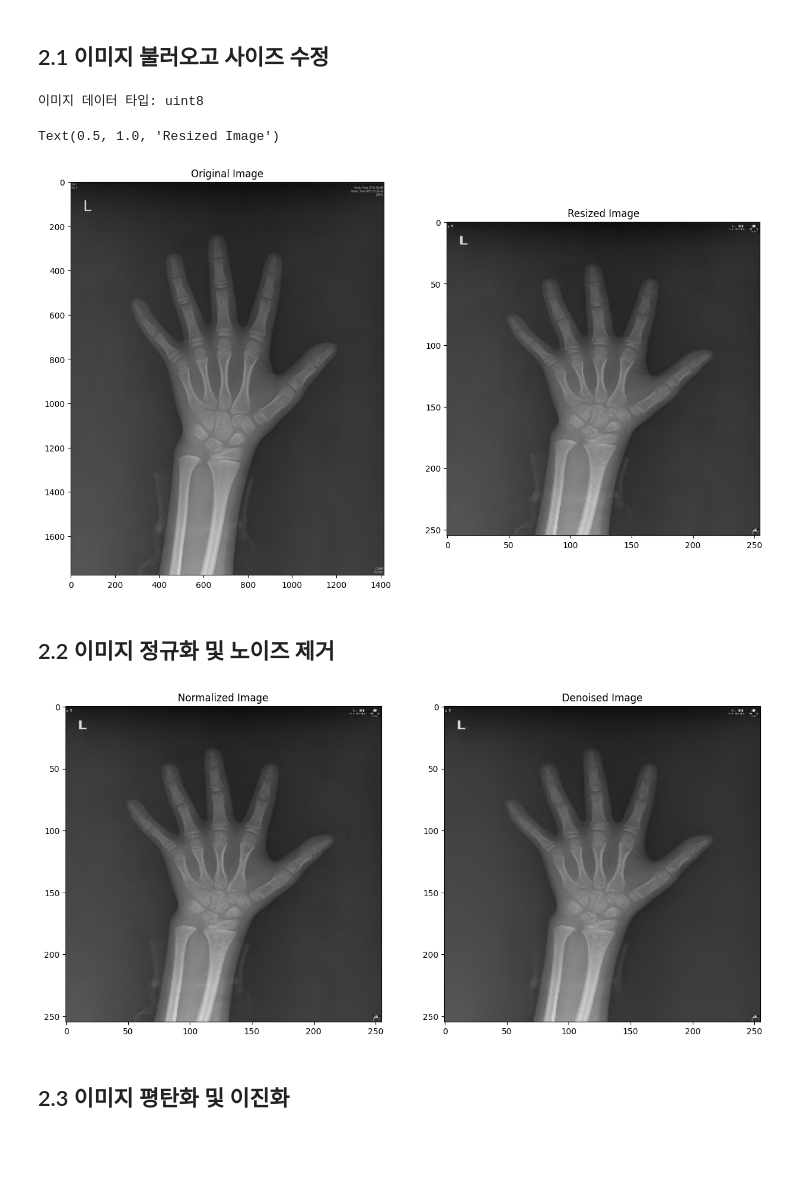
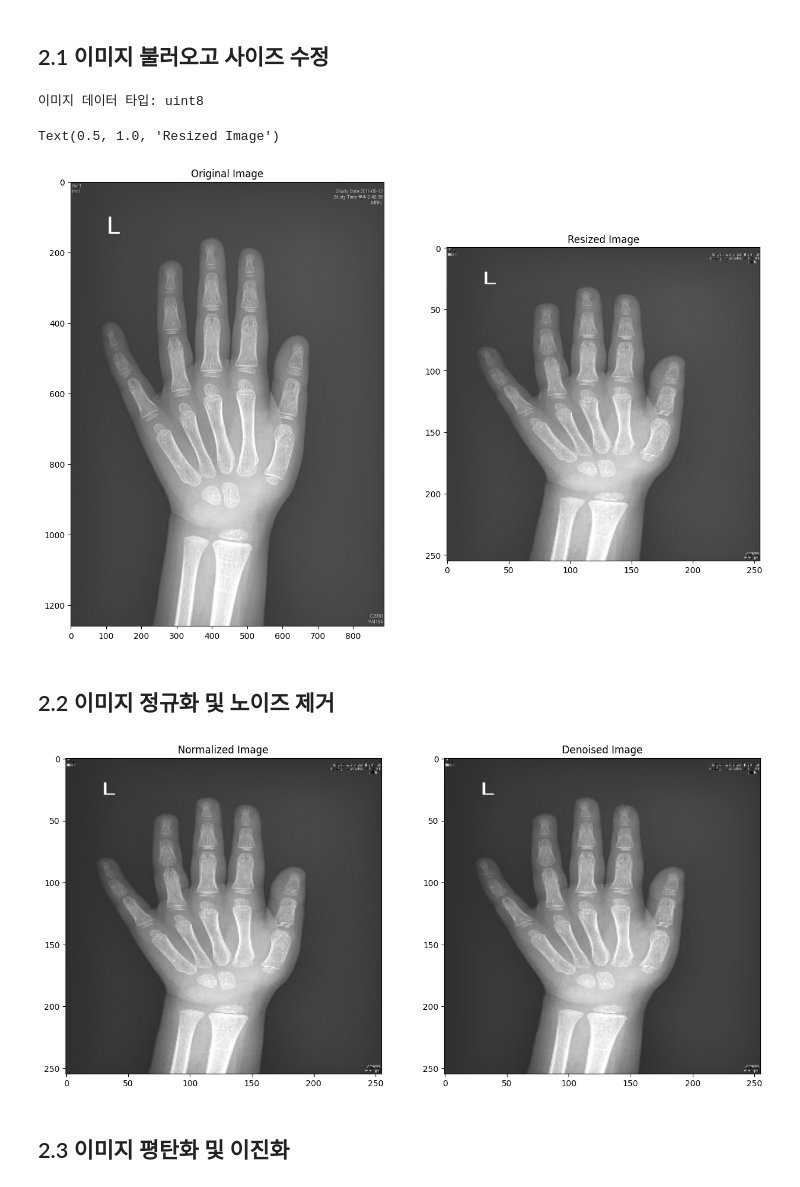
Before and after one commit to jinuHH/BondAge_Project, a Jupyter notebook: [Test]data_process.ipynb, the cells around one changed output. Drawn from its saved outputs; the diff is of its cells as text; code cells hidden in the pictures; blank space fills up the shorter version.

```diff
--- a/[Test]data_process.ipynb
+++ b/[Test]data_process.ipynb
@@ -213,28 +213,28 @@ os.makedirs(test_image_folder, exist_ok=True)
 ## 2.1 이미지 불러오고 사이즈 수정
 # %%
 img_path = "/Users/jinwo/OneDrive/바탕 화면/골연령데이터/Data/Images/"
-img_sample = plt.imread(img_path + "217_F.jpg", cv2.IMREAD_GRAYSCALE)
+img_sample = plt.imread(img_path + "14_F.jpg", cv2.IMREAD_GRAYSCALE)
 
 #이미지 데이터 타입 확인
 print("이미지 데이터 타입:", img_sample.dtype)
 
 #이미지 사이즈 수정
 resized_img=cv2.resize(img_sample, (255, 255))
 
 #이미지 확인
 plt.figure(figsize=(15, 10))
 
 plt.subplot(1, 2, 1)
 plt.imshow(img_sample, "gray")
 plt.title("Original Image")
 
 plt.subplot(1, 2, 2)
 plt.imshow(resized_img, "gray")
 plt.title("Resized Image")
 # %% [output]
 이미지 데이터 타입: uint8
 Text(0.5, 1.0, 'Resized Image')
-[figure, old version]
+[figure, new version]
 # %% [markdown]
 ## 2.2 이미지 정규화 및 노이즈 제거
 # %%
@@ -258,7 +258,7 @@ normalized_image = cv2.normalize(resized_img, None, 0, 255, cv2.NORM_MINMAX)
 # h : 필터 강도. 값이 작을수록 노이즈 제거가 더 강하게 적용.
 # templateWindowSize : 비교 윈도우 크기. 큰 값은 노이즈 제거를 강화하지만 계산 비용이 더 많이 듦.
 # searchWindowSize : 이웃 픽셀을 검색하는 윈도우의 크기. 큰 값일수록 좋지만 계산 비용이 더 많이 듦.
-denoised_image = cv2.fastNlMeansDenoising(normalized_image, None, h=3, templateWindowSize=21, searchWindowSize=30)
+denoised_image = cv2.fastNlMeansDenoising(normalized_image, None, h=1, templateWindowSize=21, searchWindowSize=30)
 
 #결과 비교
 plt.figure(figsize=(15, 10))
@@ -273,7 +273,7 @@ plt.title("Denoised Image")
 
 plt.show()
 # %% [output]
-[figure, old version]
+[figure, new version]
 # %% [markdown]
 ## 2.3 이미지 평탄화 및 이진화
 # %%
```
Also changed, not shown: parts of 1 cell of this notebook, 3 other files.
